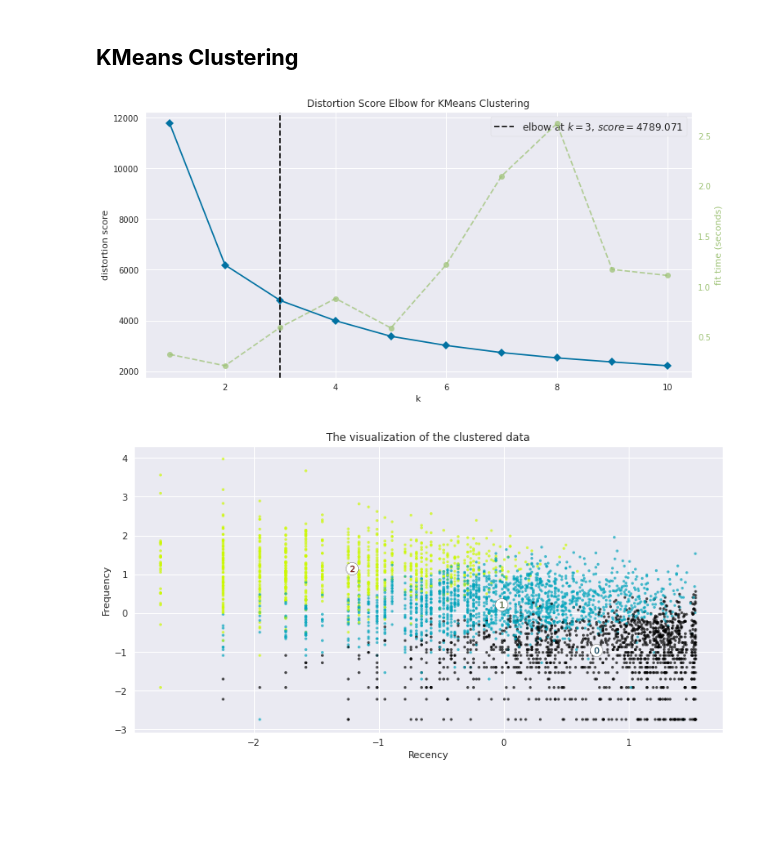
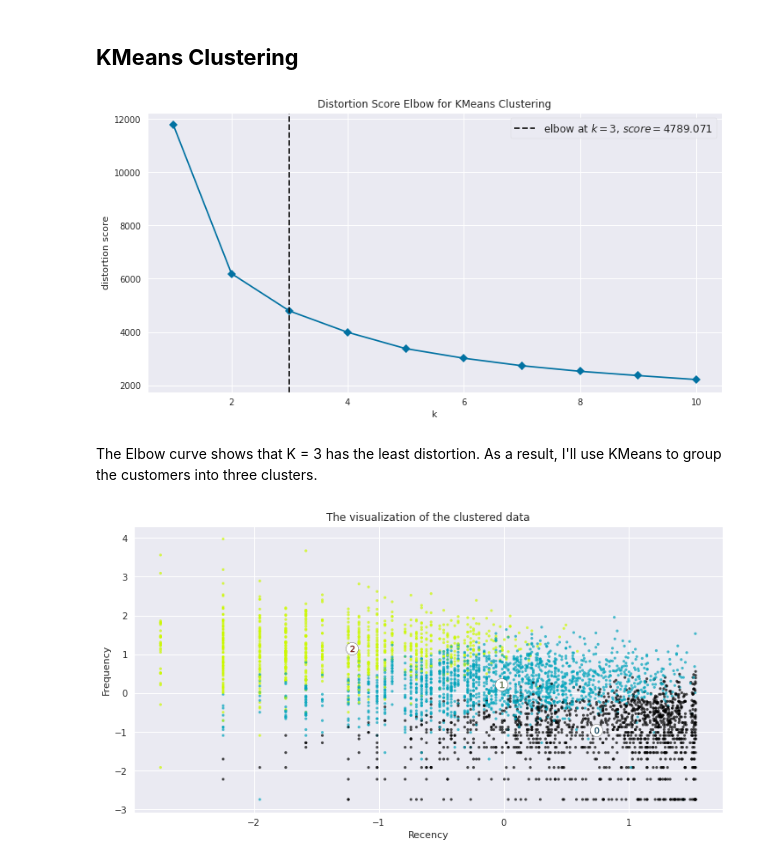
Before and after one commit to RupeshSharma14/Online-Retail-Customer-Segmentation, a Jupyter notebook: Online_Retail_Customer_Segmentation.ipynb, the cells around one changed output. Drawn from its saved outputs; the diff is of its cells as text; code cells hidden in the pictures; blank space fills up the shorter version.

```diff
--- a/Online_Retail_Customer_Segmentation.ipynb
+++ b/Online_Retail_Customer_Segmentation.ipynb
@@ -623,15 +656,17 @@ data_prepared = scaler.fit_transform(data)
 # %%
 # Finding the optimal number of clusters using Elbow method
 
 rng = np.random.RandomState(0)
 model = KMeans(n_init = 10, random_state = rng)
-visualizer = KElbowVisualizer(model, k=(1,11))
+visualizer = KElbowVisualizer(model, k=(1, 11), timings = False)
 visualizer.fit(data_prepared)
 visualizer.show()
 
 plt.show()
 # %% [output]
-[figure, old version]
+[figure, new version]
+# %% [markdown]
+The Elbow curve shows that K = 3 has the least distortion. As a result, I'll use KMeans to group the customers into three clusters.
 # %%
 # Fitting KMeans Clustering
 
```
Also changed, not shown: parts of 66 cells of this notebook.
